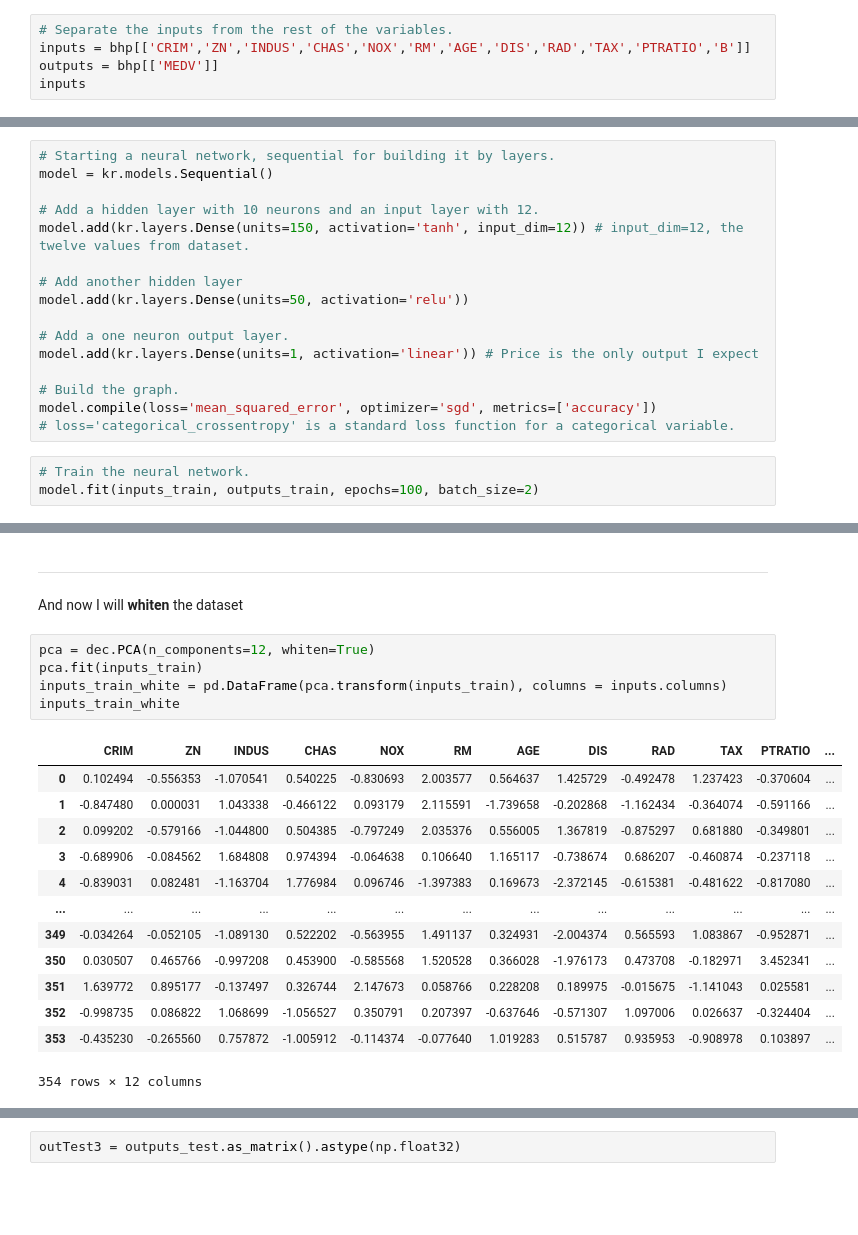
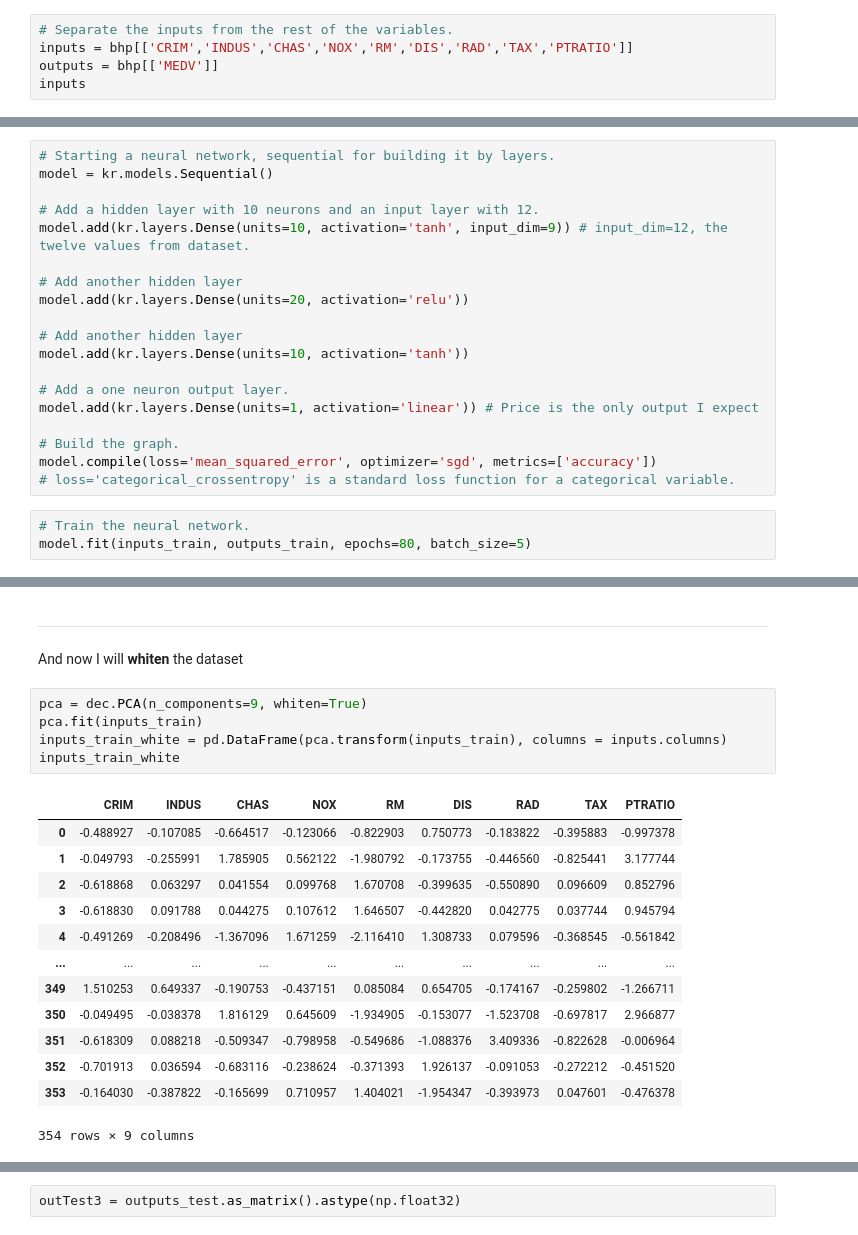
Before and after one commit to Carloselrecharlie/Boston_House_Prices_Analysis, a Jupyter notebook: Analysis of Boston House Prices dataset.ipynb, the cells around one changed output, grey strips where cells are left out. Drawn from its saved outputs; the diff is of its cells as text; blank space fills up the shorter version.

```diff
--- a/Analysis of Boston House Prices dataset.ipynb
+++ b/Analysis of Boston House Prices dataset.ipynb
@@ -338,7 +336,7 @@ VARIATIONS:
 - optimizer='sgd'or 'adam'
 # %%
 # Separate the inputs from the rest of the variables.
-inputs = bhp[['CRIM','ZN','INDUS','CHAS','NOX','RM','AGE','DIS','RAD','TAX','PTRATIO','B']]
+inputs = bhp[['CRIM','INDUS','CHAS','NOX','RM','DIS','RAD','TAX','PTRATIO']]
 outputs = bhp[['MEDV']]
 inputs
 # %% [output]
@@ -364,10 +362,13 @@ inputs_train, inputs_test, outputs_train, outputs_test = mod.train_test_split(in
 model = kr.models.Sequential()
 
 # Add a hidden layer with 10 neurons and an input layer with 12.
-model.add(kr.layers.Dense(units=150, activation='tanh', input_dim=12)) # input_dim=12, the twelve values from dataset.
+model.add(kr.layers.Dense(units=10, activation='tanh', input_dim=9)) # input_dim=12, the twelve values from dataset.
 
 # Add another hidden layer
-model.add(kr.layers.Dense(units=50, activation='relu'))
+model.add(kr.layers.Dense(units=20, activation='relu'))
+
+# Add another hidden layer
+model.add(kr.layers.Dense(units=10, activation='tanh'))
 
 # Add a one neuron output layer.
 model.add(kr.layers.Dense(units=1, activation='linear')) # Price is the only output I expect
@@ -377,5 +378,5 @@ model.compile(loss='mean_squared_error', optimizer='sgd', metrics=['accuracy'])
 # loss='categorical_crossentropy' is a standard loss function for a categorical variable.
 # %%
 # Train the neural network.
-model.fit(inputs_train, outputs_train, epochs=100, batch_size=2)
+model.fit(inputs_train, outputs_train, epochs=80, batch_size=5)
 # %% [output]
@@ -514,24 +519,24 @@ model.evaluate(inputs_test, outputs_test)
 ---
 And now I will **whiten** the dataset
 # %%
-pca = dec.PCA(n_components=12, whiten=True)
+pca = dec.PCA(n_components=9, whiten=True)
 pca.fit(inputs_train)
 inputs_train_white = pd.DataFrame(pca.transform(inputs_train), columns = inputs.columns)
 inputs_train_white
 # %% [output]
-|  | CRIM | ZN | INDUS | CHAS | NOX | RM | AGE | DIS | RAD | TAX | PTRATIO | ... |
-| 0 | 0.102494 | -0.556353 | -1.070541 | 0.540225 | -0.830693 | 2.003577 | 0.564637 | 1.425729 | -0.492478 | 1.237423 | -0.370604 | ... |
-| 1 | -0.847480 | 0.000031 | 1.043338 | -0.466122 | 0.093179 | 2.115591 | -1.739658 | -0.202868 | -1.162434 | -0.364074 | -0.591166 | ... |
-| 2 | 0.099202 | -0.579166 | -1.044800 | 0.504385 | -0.797249 | 2.035376 | 0.556005 | 1.367819 | -0.875297 | 0.681880 | -0.349801 | ... |
-| 3 | -0.689906 | -0.084562 | 1.684808 | 0.974394 | -0.064638 | 0.106640 | 1.165117 | -0.738674 | 0.686207 | -0.460874 | -0.237118 | ... |
-| 4 | -0.839031 | 0.082481 | -1.163704 | 1.776984 | 0.096746 | -1.397383 | 0.169673 | -2.372145 | -0.615381 | -0.481622 | -0.817080 | ... |
-| ... | ... | ... | ... | ... | ... | ... | ... | ... | ... | ... | ... | ... |
-| 349 | -0.034264 | -0.052105 | -1.089130 | 0.522202 | -0.563955 | 1.491137 | 0.324931 | -2.004374 | 0.565593 | 1.083867 | -0.952871 | ... |
-| 350 | 0.030507 | 0.465766 | -0.997208 | 0.453900 | -0.585568 | 1.520528 | 0.366028 | -1.976173 | 0.473708 | -0.182971 | 3.452341 | ... |
-| 351 | 1.639772 | 0.895177 | -0.137497 | 0.326744 | 2.147673 | 0.058766 | 0.228208 | 0.189975 | -0.015675 | -1.141043 | 0.025581 | ... |
-| 352 | -0.998735 | 0.086822 | 1.068699 | -1.056527 | 0.350791 | 0.207397 | -0.637646 | -0.571307 | 1.097006 | 0.026637 | -0.324404 | ... |
-| 353 | -0.435230 | -0.265560 | 0.757872 | -1.005912 | -0.114374 | -0.077640 | 1.019283 | 0.515787 | 0.935953 | -0.908978 | 0.103897 | ... |
+|  | CRIM | INDUS | CHAS | NOX | RM | DIS | RAD | TAX | PTRATIO |
+| 0 | -0.488927 | -0.107085 | -0.664517 | -0.123066 | -0.822903 | 0.750773 | -0.183822 | -0.395883 | -0.997378 |
+| 1 | -0.049793 | -0.255991 | 1.785905 | 0.562122 | -1.980792 | -0.173755 | -0.446560 | -0.825441 | 3.177744 |
+| 2 | -0.618868 | 0.063297 | 0.041554 | 0.099768 | 1.670708 | -0.399635 | -0.550890 | 0.096609 | 0.852796 |
+| 3 | -0.618830 | 0.091788 | 0.044275 | 0.107612 | 1.646507 | -0.442820 | 0.042775 | 0.037744 | 0.945794 |
+| 4 | -0.491269 | -0.208496 | -1.367096 | 1.671259 | -2.116410 | 1.308733 | 0.079596 | -0.368545 | -0.561842 |
+| ... | ... | ... | ... | ... | ... | ... | ... | ... | ... |
+| 349 | 1.510253 | 0.649337 | -0.190753 | -0.437151 | 0.085084 | 0.654705 | -0.174167 | -0.259802 | -1.266711 |
+| 350 | -0.049495 | -0.038378 | 1.816129 | 0.645609 | -1.934905 | -0.153077 | -1.523708 | -0.697817 | 2.966877 |
+| 351 | -0.618309 | 0.088218 | -0.509347 | -0.798958 | -0.549686 | -1.088376 | 3.409336 | -0.822628 | -0.006964 |
+| 352 | -0.701913 | 0.036594 | -0.683116 | -0.238624 | -0.371393 | 1.926137 | -0.091053 | -0.272212 | -0.451520 |
+| 353 | -0.164030 | -0.387822 | -0.165699 | 0.710957 | 1.404021 | -1.954347 | -0.393973 | 0.047601 | -0.476378 |
-354 rows × 12 columns
+354 rows × 9 columns
 # %%
 # rebuid the neural network
 model = kr.models.Sequential()
```
Also changed, not shown: parts of 20 cells of this notebook, 1 other file.
